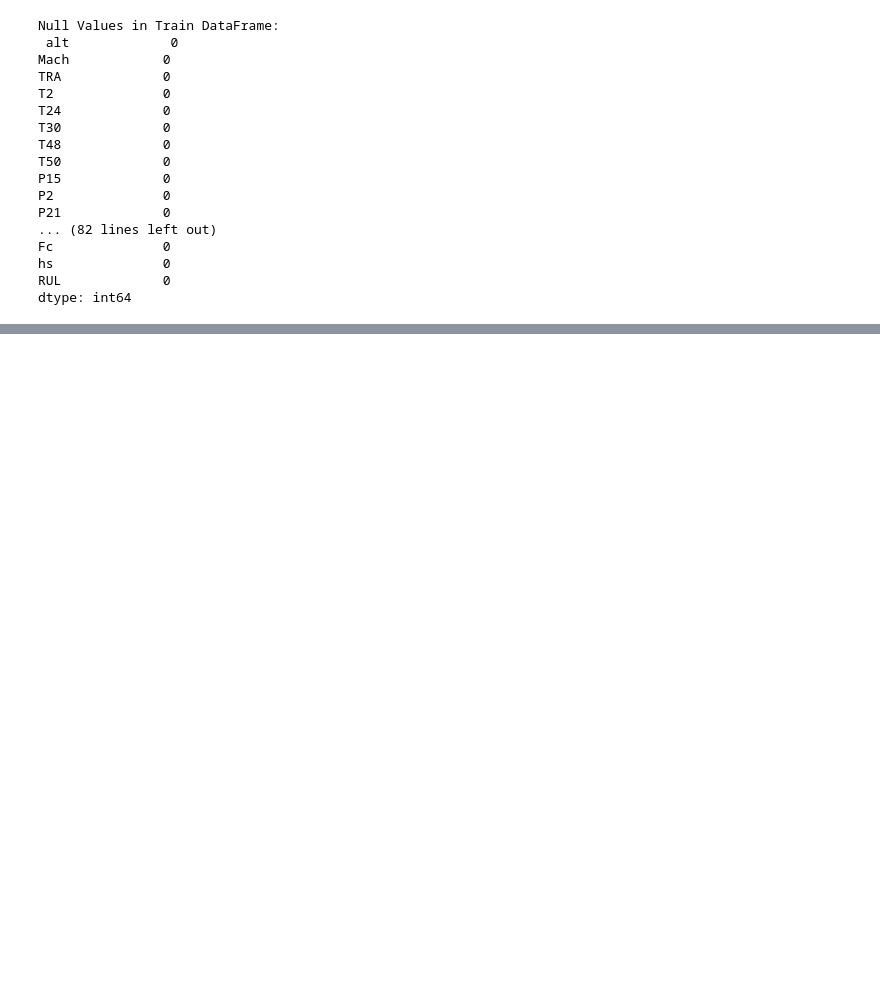
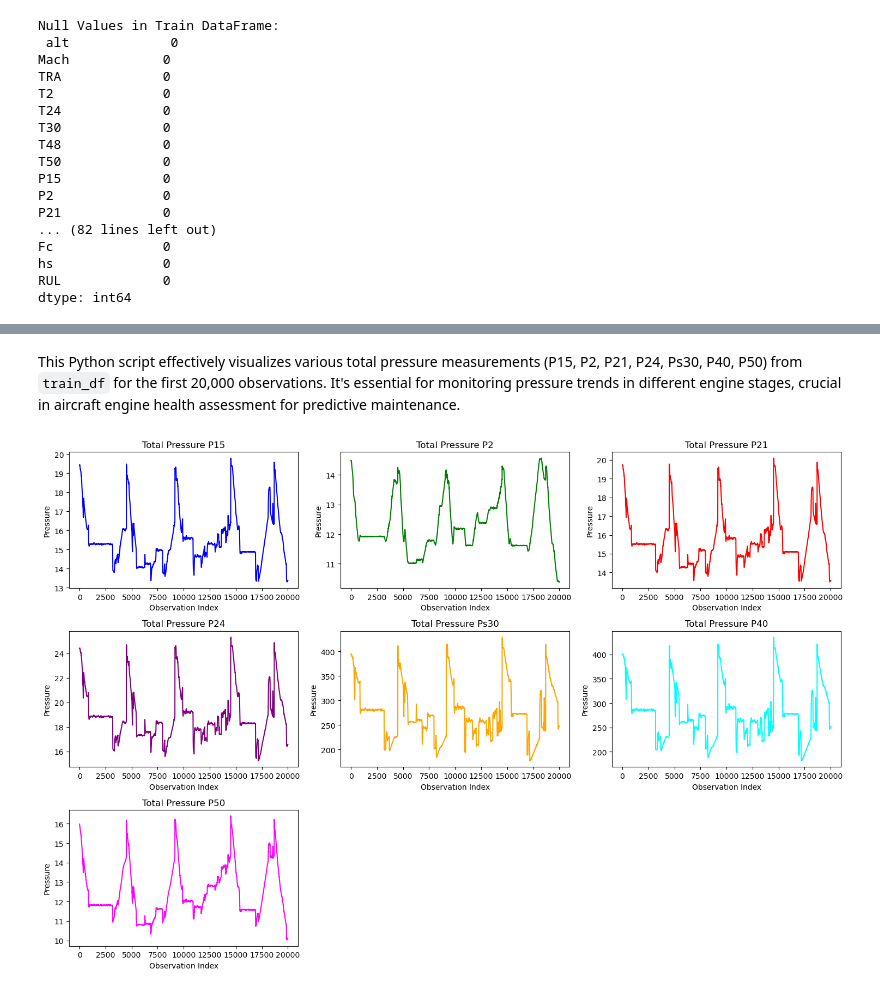
Before and after one commit to Iraj-Ahangari/Turbofan-RUL-Prediction, a Jupyter notebook: notebooks/Preprocessing.ipynb, the cells around one changed output, grey strips where cells are left out. Saved outputs shown, nothing was run; the diff lists cells and outputs as text; code cells hidden in the pictures; blank space fills up the shorter version.

```diff
--- a/notebooks/Preprocessing.ipynb
+++ b/notebooks/Preprocessing.ipynb
@@ -163,0 +289,61 @@ print(df.describe())
+# %% [markdown]
+This Python script effectively visualizes various total pressure measurements (P15, P2, P21, P24, Ps30, P40, P50) from `train_df` for the first 20,000 observations. It's essential for monitoring pressure trends in different engine stages, crucial in aircraft engine health assessment for predictive maintenance.
+# %%
+# Sample code to plot total pressure measurements from train_df
+# This code assumes train_df is already defined and contains the pressure columns
+
+plt.figure(figsize=(15, 10))
+
+# Plot for P15
+plt.subplot(3, 3, 1)
+plt.plot(train_df['P15'][:20000], label='P15', color='blue')
+plt.title('Total Pressure P15')
+plt.xlabel('Observation Index')
+plt.ylabel('Pressure')
+
+# Plot for P2
+plt.subplot(3, 3, 2)
+plt.plot(train_df['P2'][:20000], label='P2', color='green')
+plt.title('Total Pressure P2')
+plt.xlabel('Observation Index')
+plt.ylabel('Pressure')
+
+# Plot for P21
+plt.subplot(3, 3, 3)
+plt.plot(train_df['P21'][:20000], label='P21', color='red')
+plt.title('Total Pressure P21')
+plt.xlabel('Observation Index')
+plt.ylabel('Pressure')
+
+# Plot for P24
+plt.subplot(3, 3, 4)
+plt.plot(train_df['P24'][:20000], label='P24', color='purple')
+plt.title('Total Pressure P24')
+plt.xlabel('Observation Index')
+plt.ylabel('Pressure')
+
+# Plot for Ps30
+plt.subplot(3, 3, 5)
+plt.plot(train_df['Ps30'][:20000], label='Ps30', color='orange')
+plt.title('Total Pressure Ps30')
+plt.xlabel('Observation Index')
+plt.ylabel('Pressure')
+
+# Plot for P40
+plt.subplot(3, 3, 6)
+plt.plot(train_df['P40'][:20000], label='P40', color='cyan')
+plt.title('Total Pressure P40')
+plt.xlabel('Observation Index')
+plt.ylabel('Pressure')
+
+# Plot for P50
+plt.subplot(3, 3, 7)
+plt.plot(train_df['P50'][:20000], label='P50', color='magenta')
+plt.title('Total Pressure P50')
+plt.xlabel('Observation Index')
+plt.ylabel('Pressure')
+
+plt.tight_layout()
+plt.show()
+# %% [output]
+[figure, added]
```
Also changed, not shown: parts of 21 cells of this notebook.
